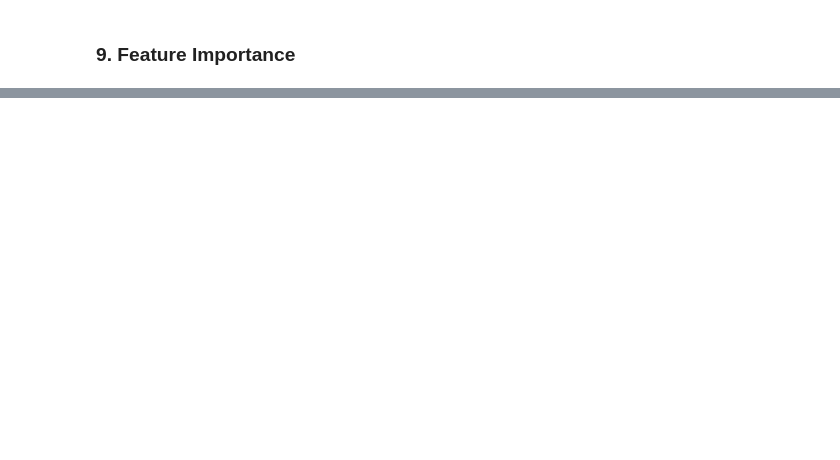
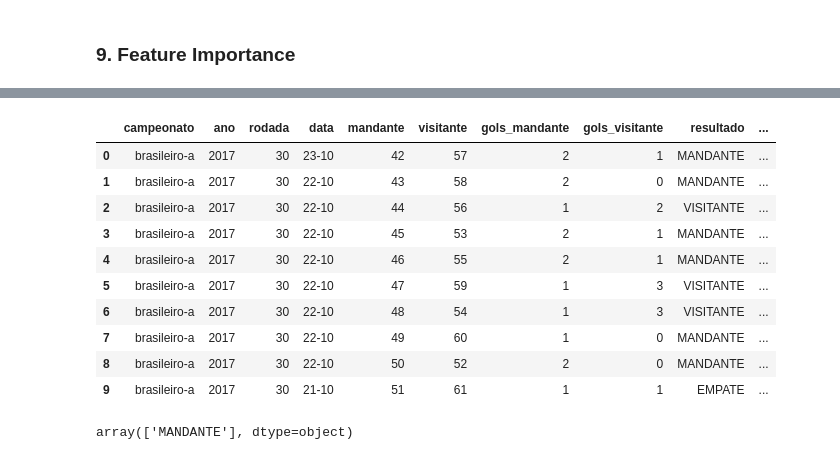
Before and after one commit to thiagozaranza/guru_da_bola, a Jupyter notebook: Prediction_RFC.ipynb, the cells around one changed output, grey strips where cells are left out. Saved outputs shown, nothing was run; the diff lists cells and outputs as text; code cells hidden in the pictures; blank space fills up the shorter version.

```diff
--- a/Prediction_RFC.ipynb
+++ b/Prediction_RFC.ipynb
@@ -220,0 +266,18 @@ imp_df.sort_values(by = "Importance", ascending = False)
+# %%
+jogos.head(10)
+# %% [output]
+|  | campeonato | ano | rodada | data | mandante | visitante | gols_mandante | gols_visitante | resultado | ... |
+| 0 | brasileiro-a | 2017 | 30 | 23-10 | 42 | 57 | 2 | 1 | MANDANTE | ... |
+| 1 | brasileiro-a | 2017 | 30 | 22-10 | 43 | 58 | 2 | 0 | MANDANTE | ... |
+| 2 | brasileiro-a | 2017 | 30 | 22-10 | 44 | 56 | 1 | 2 | VISITANTE | ... |
+| 3 | brasileiro-a | 2017 | 30 | 22-10 | 45 | 53 | 2 | 1 | MANDANTE | ... |
+| 4 | brasileiro-a | 2017 | 30 | 22-10 | 46 | 55 | 2 | 1 | MANDANTE | ... |
+| 5 | brasileiro-a | 2017 | 30 | 22-10 | 47 | 59 | 1 | 3 | VISITANTE | ... |
+| 6 | brasileiro-a | 2017 | 30 | 22-10 | 48 | 54 | 1 | 3 | VISITANTE | ... |
+| 7 | brasileiro-a | 2017 | 30 | 22-10 | 49 | 60 | 1 | 0 | MANDANTE | ... |
+| 8 | brasileiro-a | 2017 | 30 | 22-10 | 50 | 52 | 2 | 0 | MANDANTE | ... |
+| 9 | brasileiro-a | 2017 | 30 | 21-10 | 51 | 61 | 1 | 1 | EMPATE | ... |
+# %%
+rf_model.predict([2017, 31, 54, 47, 12, 6, 0.50, 0.50])
+# %% [output]
+array(['MANDANTE'], dtype=object)
```
Also changed, not shown: parts of 34 cells of this notebook, 1 other file.
